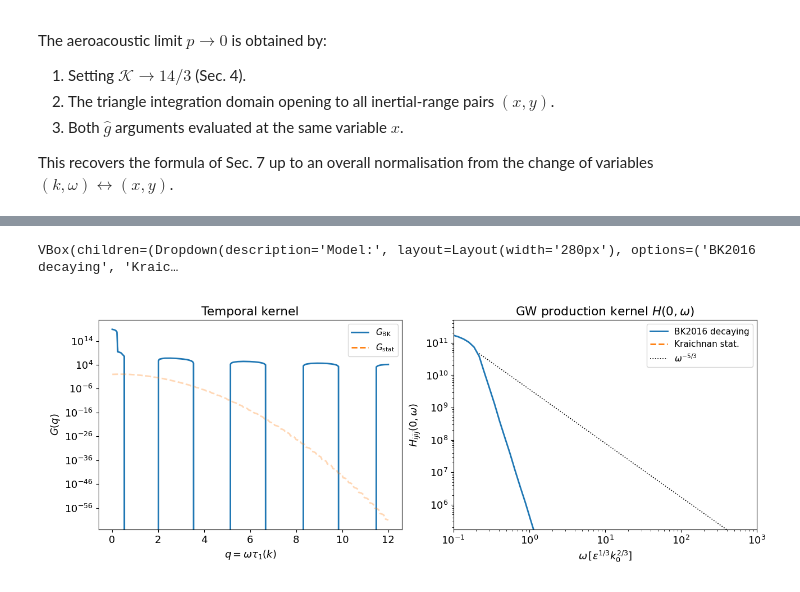
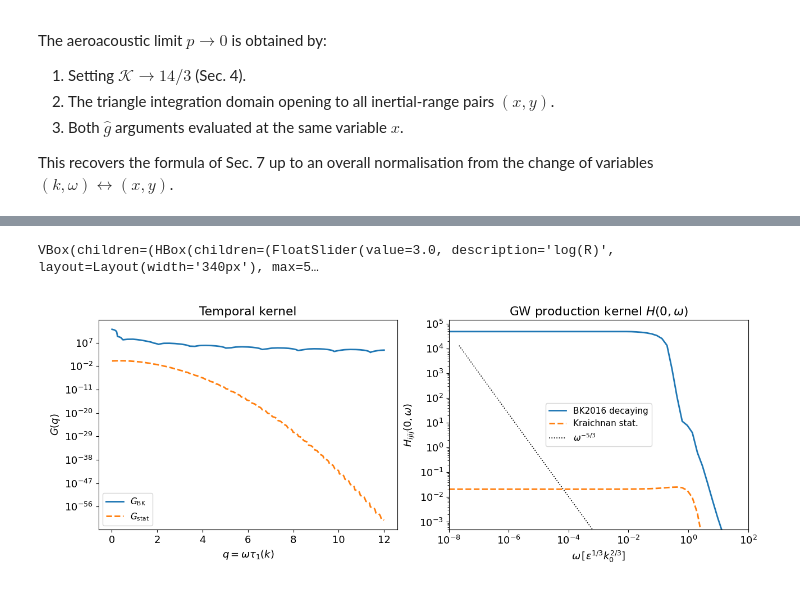
Before and after one commit to shturman99/Polarization-of-Gravitational-Waves, a Jupyter notebook: Notebooks/decaying_turbulence_gw_spectrum_analytic.ipynb, the cells around one changed output, grey strips where cells are left out. Cells and saved outputs as stored; diff of their text form; code cells hidden in the pictures.

```diff
--- a/Notebooks/decaying_turbulence_gw_spectrum_analytic.ipynb
+++ b/Notebooks/decaying_turbulence_gw_spectrum_analytic.ipynb
@@ -224,7 +255,7 @@ HD_CLASSES = {
 def phi_spectrum(kappa, s=4):
     """Self-similar shape: kappa^s below peak, kappa^{-5/3} above (Kolmogorov)."""
     kappa  = np.asarray(kappa, dtype=float)
-    C_prime = 1.0 ** (s + 5/3)  # continuity at kappa=1
+    C_prime = 1.0   # continuity at kappa=1 forces C_prime=1 (kappa^s|_{kappa=1} = 1)
     return np.where(kappa < 1.0, kappa**s, C_prime * kappa**(-5/3))
 
 def xi_t(t, q, t1=1.0):
@@ -241,7 +272,7 @@ k_grid = np.logspace(-4, 3, 2000)
 fig, axes = plt.subplots(1, 2, figsize=(13, 5))
 
 for name, cls in HD_CLASSES.items():
-    kappa_plot = np.logspace(-3, 2, 1000)
+    kappa_plot = np.logspace(-3, 3, 1000)
     axes[0].loglog(kappa_plot, phi_spectrum(kappa_plot, s=cls['s']),
                    lw=2, color=cls['color'], ls=cls['ls'], label=name)
 
@@ -249,6 +280,7 @@ axes[0].axvline(1.0, ls=':', color='gray', lw=1, label=r'$\kappa=1$ (peak)')
 axes[0].set_xlabel(r'$\kappa = k\,\xi(t)/k_0$')
 axes[0].set_ylabel(r'$\phi(\kappa)$')
 axes[0].set_title('Self-similar spectrum shape $\\phi(\\kappa)$ at fixed time')
+axes[0].set_xlim(1e-3, 1e3)
 axes[0].legend(fontsize=11)
 
 # Time evolution at t/t1 = 0, 1, 10, 100
@@ -710,23 +746,24 @@ def H_k0_BK(omega_arr, eps=1.0, C_K=1.0, k0=1.0, k_d=1e3, n_k=40):
     for i, omega in enumerate(omega_arr):
         q_k       = omega * eps**(-1/3) * k_arr**(-2/3)
         G_vals    = G_BK(q_k)                           # vectorised cache lookup
-        result[i] = prefactor * np.trapz(G_vals / k_arr**6, k_arr)
+        result[i] = prefactor * np.trapezoid(G_vals / k_arr**6, k_arr)
     return result
 
 
-omega_arr = np.logspace(-1, 2.5, 60)
+omega_arr = np.logspace(-8, 2, 600)
 
 print("Computing H_BK(0, omega) ...")
-H_BK_arr  = H_k0_BK(omega_arr, k0=1.0, k_d=1e3)
+H_BK_arr  = np.abs(H_k0_BK(omega_arr, k0=1.0, k_d=1e3))
 print("Computing H_stat(0, omega) ...")
-H_stat_arr = H_k0_analytic(omega_arr, k0=1.0, R=1e3)
+H_stat_arr = np.abs(H_k0_analytic(omega_arr, k0=1.0, R=1e3))
 
 fig, ax = plt.subplots(figsize=(8, 5))
-ax.loglog(omega_arr, H_BK_arr,  lw=2,        label=r'$H^{\rm BK}(0,\omega)$ -- decaying')
-ax.loglog(omega_arr, H_stat_arr, lw=2, ls='--', label=r'$H^{\rm stat}(0,\omega)$ -- Kraichnan')
+ax.loglog(omega_arr, H_BK_arr,  lw=2,        label=r'$|H^{\rm BK}(0,\omega)|$ -- decaying')
+ax.loglog(omega_arr, H_stat_arr, lw=2, ls='--', label=r'$|H^{\rm stat}(0,\omega)|$ -- Kraichnan')
 ax.set_xlabel(r'$\omega\,[\varepsilon^{1/3}k_0^{2/3}]$')
 ax.set_ylabel(r'$H_{ijij}(0,\omega)$')
 ax.set_title(r'GW production kernel $H(0,\omega)$: decaying vs stationary')
+ax.set_xlim(1e-8, 1e2)
 ax.legend()
 plt.tight_layout()
 plt.show()
@@ -995,7 +1032,7 @@ def _compute_H_ui(omega_arr, model, log_R, log_eps, C_K=1.0, k0=1.0, n_k=40):
         result = np.zeros(len(omega_arr))
         for i, omega in enumerate(omega_arr):
             q_k       = omega * eps**(-1/3) * k_arr**(-2/3)
-            result[i] = prefactor * np.trapz(G_BK(q_k) / k_arr**6, k_arr)
+            result[i] = prefactor * np.trapezoid(G_BK(q_k) / k_arr**6, k_arr)
     else:
         result = H_k0_analytic(omega_arr, M=eps**(1/3), k0=k0, R=10.0**log_R)
     return result
@@ -1013,7 +1050,7 @@ _ax_G.set_ylabel(r'$G(q)$')
 _ax_G.set_title('Temporal kernel')
 _ax_G.legend(fontsize=11)
 
-_omega_ui    = np.logspace(-1, 3, 60)
+_omega_ui    = np.logspace(-8, 2, 60)
 _line_H_BK,  = _ax_H.loglog(_omega_ui, np.ones_like(_omega_ui) * np.nan, lw=2,
                               label='BK2016 decaying')
 _line_H_stat,= _ax_H.loglog(_omega_ui, np.ones_like(_omega_ui) * np.nan, lw=2, ls='--',
@@ -1023,18 +1060,15 @@ _ref_line_pl,= _ax_H.loglog(_omega_ui, np.ones_like(_omega_ui) * np.nan, 'k:', l
 _ax_H.set_xlabel(r'$\omega\,[\varepsilon^{1/3}k_0^{2/3}]$')
 _ax_H.set_ylabel(r'$H_{ijij}(0,\omega)$')
 _ax_H.set_title(r'GW production kernel $H(0,\omega)$')
+_ax_H.set_xlim(1e-8, 1e2)
 _ax_H.legend(fontsize=11)
 
 _fig_ui.tight_layout()
 
 
 def _update_ui(change=None):
-    model   = w_model.value
     log_R   = w_logR.value
     log_eps = w_logeps.value
-
-    _line_G_BK.set_alpha(1.0  if model == 'BK2016 decaying' else 0.3)
-    _line_G_stat.set_alpha(0.3 if model == 'BK2016 decaying' else 1.0)
 
     H_BK_ui   = _compute_H_ui(_omega_ui, 'BK2016 decaying',      log_R, log_eps)
     H_stat_ui = _compute_H_ui(_omega_ui, 'Kraichnan stationary',  log_R, log_eps)
@@ -1042,64 +1076,57 @@ def _update_ui(change=None):
     _line_H_BK.set_ydata(np.where(H_BK_ui   > 0, H_BK_ui,   np.nan))
     _line_H_stat.set_ydata(np.where(H_stat_ui > 0, H_stat_ui, np.nan))
 
-    H_active = H_BK_ui if model == 'BK2016 decaying' else H_stat_ui
-    valid    = np.isfinite(H_active) & (H_active > 0)
-    if valid.any():
-        i_peak = np.argmax(H_active[valid])
-        w_peak = _omega_ui[valid][i_peak]
-        H_peak = H_active[valid][i_peak]
+    # Power-law reference off the BK2016 peak
+    valid_bk = np.isfinite(H_BK_ui) & (H_BK_ui > 0)
+    if valid_bk.any():
+        i_peak = np.argmax(H_BK_ui[valid_bk])
+        w_peak = _omega_ui[valid_bk][i_peak]
+        H_peak = H_BK_ui[valid_bk][i_peak]
         w_hi   = _omega_ui[_omega_ui > w_peak * 2]
         _ref_line_pl.set_xdata(w_hi)
         _ref_line_pl.set_ydata(H_peak * (w_hi / w_peak) ** (-5/3))
 
+    # Fix y-limits from both branches combined
     all_vals = np.concatenate([H_BK_ui[H_BK_ui > 0], H_stat_ui[H_stat_ui > 0]])
     if len(all_vals):
-        _ax_H.set_ylim(all_vals.max() * 1e-6, all_vals.max() * 3)
-    _ax_H.set_xlim(_omega_ui[0], _omega_ui[-1])
+        _ax_H.set_ylim(all_vals.max() * 1e-8, all_vals.max() * 3)
 
     eps_val = 10 ** log_eps
     w_out.value = (
         f"  eps = {eps_val:.2g}   "
-        f"R = k_d/k_0 = {10**log_R:.0g}   "
-        f"model: {model}"
+        f"R = k_d/k_0 = {10**log_R:.0g}"
     )
     _fig_ui.canvas.draw_idle()  # type: ignore
 
 
 # Widgets
-w_model = widgets.Dropdown(
-    options=['BK2016 decaying', 'Kraichnan stationary'],
-    description='Model:',
-    layout=widgets.Layout(width='280px'),
-)
 w_logR = widgets.FloatSlider(
     value=3.0, min=1.0, max=5.0, step=0.25,
     description='log(R)',
     continuous_update=True,
     style={'description_width': '60px'},
     layout=widgets.Layout(width='340px'),
 )
 w_logeps = widgets.FloatSlider(
     value=0.0, min=-2.0, max=2.0, step=0.25,
     description='log(eps)',
     continuous_update=True,
     style={'description_width': '70px'},
     layout=widgets.Layout(width='340px'),
 )
 w_out = widgets.Label(value='')
 
-for w in (w_model, w_logR, w_logeps):
+for w in (w_logR, w_logeps):
     w.observe(_update_ui, names='value')
 
 display(widgets.VBox([
-    w_model,
     widgets.HBox([w_logR,   w_out]),
     widgets.HBox([w_logeps]),
 ]))
 _update_ui()
 # %% [output]
-VBox(children=(Dropdown(description='Model:', layout=Layout(width='280px'), options=('BK2016 decaying', 'Kraic…
+VBox(children=(HBox(children=(FloatSlider(value=3.0, description='log(R)', layout=Layout(width='340px'), max=5…
-[figure, old version]
+[figure, new version]
 # %% [markdown]
 ---
 ## Gogoberidze 2007 -- Stationary Turbulence Reference
```
Also changed, not shown: parts of 19 cells of this notebook, 12 other files.
